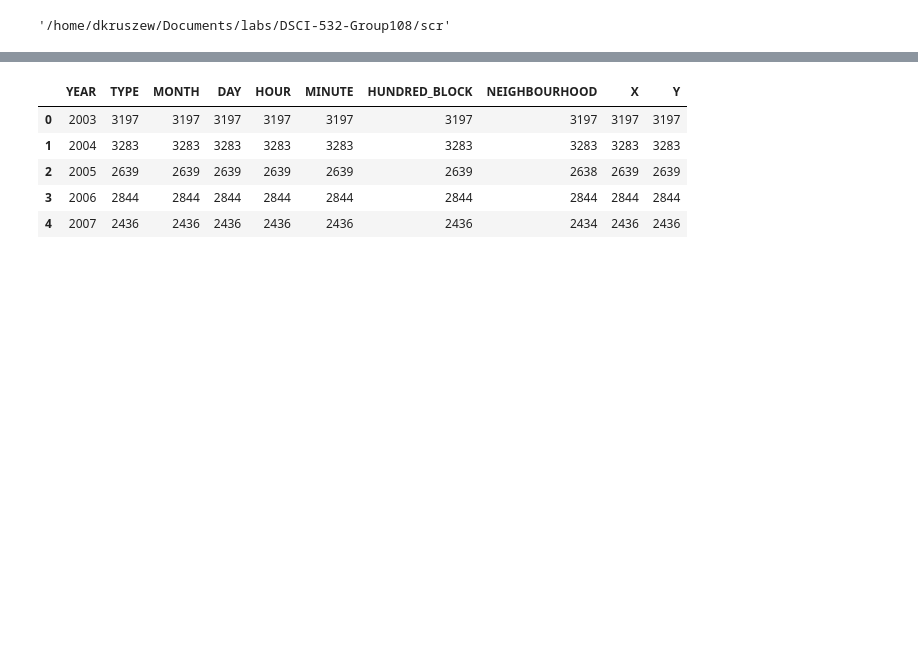
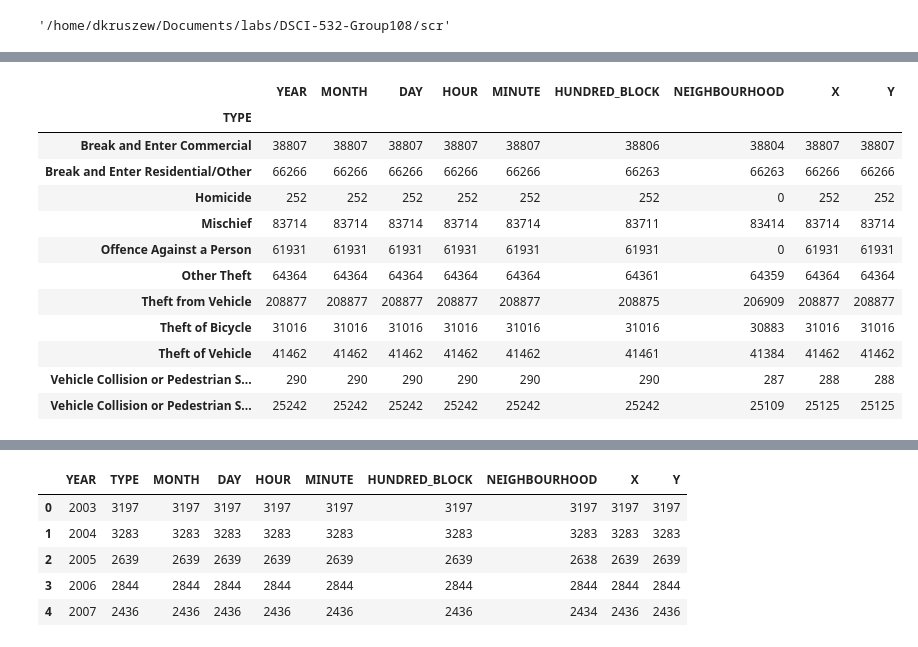
Before and after one commit to tguo9/Vancouver-Crime-Stats, a Jupyter notebook: scr/altair-plots.ipynb, the cells around one changed output, grey strips where cells are left out. Cells and saved outputs as stored; diff of their text form; code cells hidden in the pictures; blank space fills up the shorter version.

```diff
--- a/scr/altair-plots.ipynb
+++ b/scr/altair-plots.ipynb
@@ -14,0 +64,16 @@ df = pd.read_csv('../data/crimedata_csv_all_years.csv')
+# %%
+df.groupby(['TYPE']).count()
+# %% [output]
+|  | YEAR | MONTH | DAY | HOUR | MINUTE | HUNDRED_BLOCK | NEIGHBOURHOOD | X | Y |
+| TYPE |  |  |  |  |  |  |  |  |  |
+| Break and Enter Commercial | 38807 | 38807 | 38807 | 38807 | 38807 | 38806 | 38804 | 38807 | 38807 |
+| Break and Enter Residential/Other | 66266 | 66266 | 66266 | 66266 | 66266 | 66263 | 66263 | 66266 | 66266 |
+| Homicide | 252 | 252 | 252 | 252 | 252 | 252 | 0 | 252 | 252 |
+| Mischief | 83714 | 83714 | 83714 | 83714 | 83714 | 83711 | 83414 | 83714 | 83714 |
+| Offence Against a Person | 61931 | 61931 | 61931 | 61931 | 61931 | 61931 | 0 | 61931 | 61931 |
+| Other Theft | 64364 | 64364 | 64364 | 64364 | 64364 | 64361 | 64359 | 64364 | 64364 |
+| Theft from Vehicle | 208877 | 208877 | 208877 | 208877 | 208877 | 208875 | 206909 | 208877 | 208877 |
+| Theft of Bicycle | 31016 | 31016 | 31016 | 31016 | 31016 | 31016 | 30883 | 31016 | 31016 |
+| Theft of Vehicle | 41462 | 41462 | 41462 | 41462 | 41462 | 41461 | 41384 | 41462 | 41462 |
+| Vehicle Collision or Pedestrian S... | 290 | 290 | 290 | 290 | 290 | 290 | 287 | 288 | 288 |
+| Vehicle Collision or Pedestrian S... | 25242 | 25242 | 25242 | 25242 | 25242 | 25242 | 25109 | 25125 | 25125 |
```
Also changed, not shown: parts of 8 cells of this notebook.
